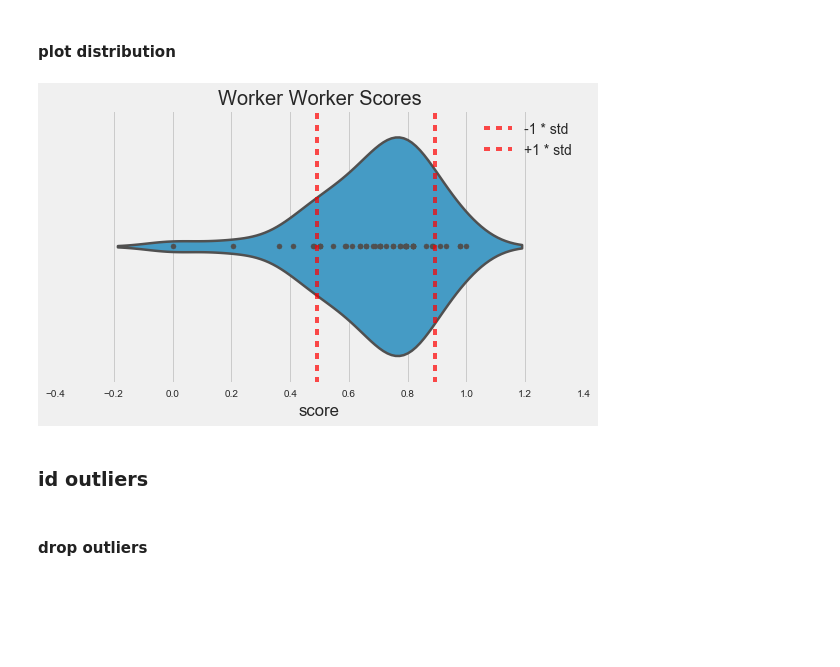
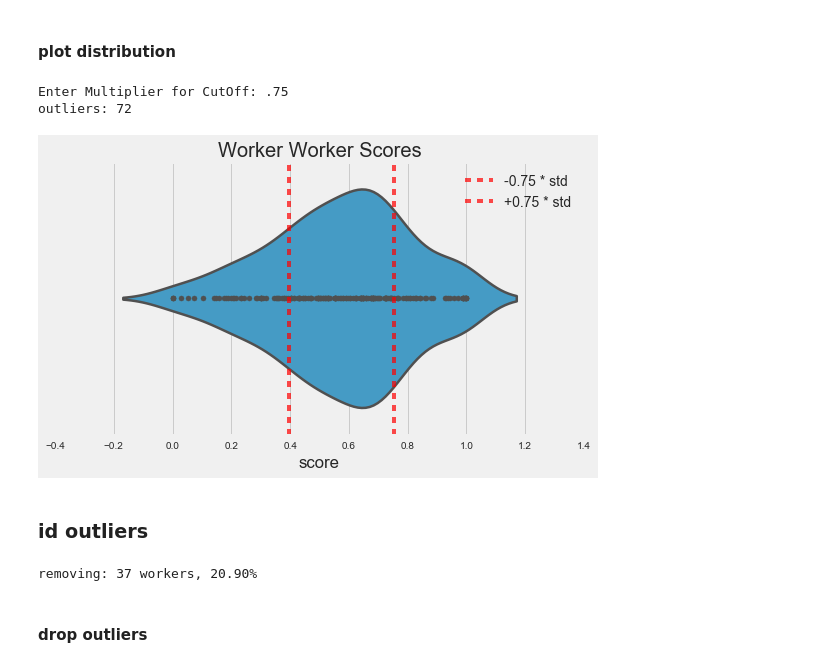
Before and after one commit to knanne/vu_msc_tweetsumm, a Jupyter notebook: process/annotation_import.ipynb, the cells around one changed output. Drawn from its saved outputs; the diff is of its cells as text; code cells hidden in the pictures; blank space fills up the shorter version.

```diff
--- a/process/annotation_import.ipynb
+++ b/process/annotation_import.ipynb
@@ -205,4 +205,4 @@ cf = pd.read_csv('data/final/cf_report_crowdtest100.csv', sep=',', encoding='utf
 # %%
 cf.rename(columns={'_unit_id' : 'document_id', '_id' : 'annotation_id', '_worker_id' : 'worker_id'}, inplace=True)
 #cf.drop_duplicates(subset=[['document_id', 'worker_id']], inplace=True, keep='last')
-cf.sort_values(by=['event', 'event_id', 'text'], inplace=True)
+cf.sort_values(by=['event', 'twitter_id', 'text'], inplace=True)
@@ -269,0 +289,2 @@ See the caveats in the documentation: http://pandas.pydata.org/pandas-docs/stabl
+# %%
+clarity_scores = doc_anno_scores.apply(lambda row: [row[anno] if row[anno] == row.max() else 0 for anno in annotations], axis=1)
@@ -329,7 +411,14 @@ idx = pd.IndexSlice
 workers = anno_vectors.index.get_level_values('worker_id').unique()
 worker_worker_scores = pd.DataFrame()
 
-for worker1 in workers:
+complete_last = 0
+for i,worker1 in enumerate(workers):
+    #status
+    complete = round((i/len(workers))*100)
+    if complete != complete_last:
+        if complete % 2 == 0:
+            print('%s%%' % complete)
+    complete_last = complete
     #get list workers minus worker
     workers_minworker = [w for w in workers if w != worker1]
     #get docs worker worked on
@@ -340,16 +429,17 @@ for worker1 in workers:
         #get overlapping docs
         docs_overlapped = [doc for doc in worker1_docs if doc in worker2_docs]
         for document in docs_overlapped:
-            #get annotation vectors for each worker
-            worker1_doc = anno_vectors.loc[idx[document,worker1],:]
-            worker2_doc = anno_vectors.loc[idx[document,worker2],:]
-            worker1_total_annotations = 0
-            agreement = 0
-            for anno in annotations:
-                #count annotations
-                worker1_total_annotations += worker1_doc.iloc[0][anno]
-                #get agreement
-                agreement += min(worker1_doc.iloc[0][anno], worker2_doc.iloc[0][anno])
+            if document not in ambiguous_docs:
+                #get annotation vectors for each worker
+                worker1_doc = anno_vectors.loc[idx[document,worker1],:]
+                worker2_doc = anno_vectors.loc[idx[document,worker2],:]
+                worker1_total_annotations = 0
+                agreement = 0
+                for anno in annotations:
+                    #count annotations
+                    worker1_total_annotations += worker1_doc[anno]
+                    #get agreement
+                    agreement += min(worker1_doc[anno], worker2_doc[anno])
         #get worker worker document score as sum (agreement) / total annotations
         score = agreement / worker1_total_annotations
         #transform to table row
@@ -369,22 +475,31 @@ See the caveats in the documentation: http://pandas.pydata.org/pandas-docs/stabl
 # %%
 mean = std = worker_worker_scores['score'].mean()
 std = worker_worker_scores['score'].std()
 
 title = 'Worker Worker Scores'
 fig, ax = plt.subplots(figsize=(8,5))
 
+mtplyr = float(input('Enter Multiplier for CutOff: '))
+
+lbound = mean - mtplyr * std
+ubound = mean + mtplyr * std
+
+print('outliers: %s' % len(worker_doc_scores[(worker_worker_scores['score'] < lbound) | (worker_worker_scores['score'] > ubound)]))
+
 sns.violinplot(ax=ax, data=worker_worker_scores, x='score', orient='h', inner='point', linewidth=2.5)
-ax.axvline(x=mean - 1 * std, linestyle='--', c='r', alpha=.70, label='-1 * std')
-ax.axvline(x=mean + 1 * std, linestyle='--', c='r', alpha=.70, label='+1 * std')
+ax.axvline(x=lbound, linestyle='--', c='r', alpha=.70, label='-%s * std' % mtplyr)
+ax.axvline(x=ubound, linestyle='--', c='r', alpha=.70, label='+%s * std' % mtplyr)
 
 plt.title(title)
 plt.legend(markerscale=2, fontsize=14)
 fig = plt.gcf()
 plt.tight_layout()
 plt.show()
 fig.savefig('images/crowdtruth_%s.png' % title.replace(' ', '_'))
 # %% [output]
+Enter Multiplier for CutOff: .75
+outliers: 72
-[figure, old version]
+[figure, new version]
 # %% [markdown]
 ### id outliers
 # %%
@@ -397,6 +512,10 @@ ww_out = worker_worker_scores[(worker_worker_scores['score'] < worker_worker_sco
                     | (worker_worker_scores['score'] > worker_worker_scores['score'].mean() + multiplier * worker_worker_scores['score'].std())].index
 # %%
 workers_out = [worker for worker in wd_out if worker in ww_out]
+# %%
+print('removing: %s workers, %.2f%%' % (len(workers_out), (len(workers_out) / len(workers) * 100)))
+# %% [output]
+removing: 37 workers, 20.90%
 # %%
 #anno_vectors.loc[idx[:,workers_out],:]
 # %% [markdown]
```
Also changed, not shown: parts of 56 cells of this notebook, 33 other files.
